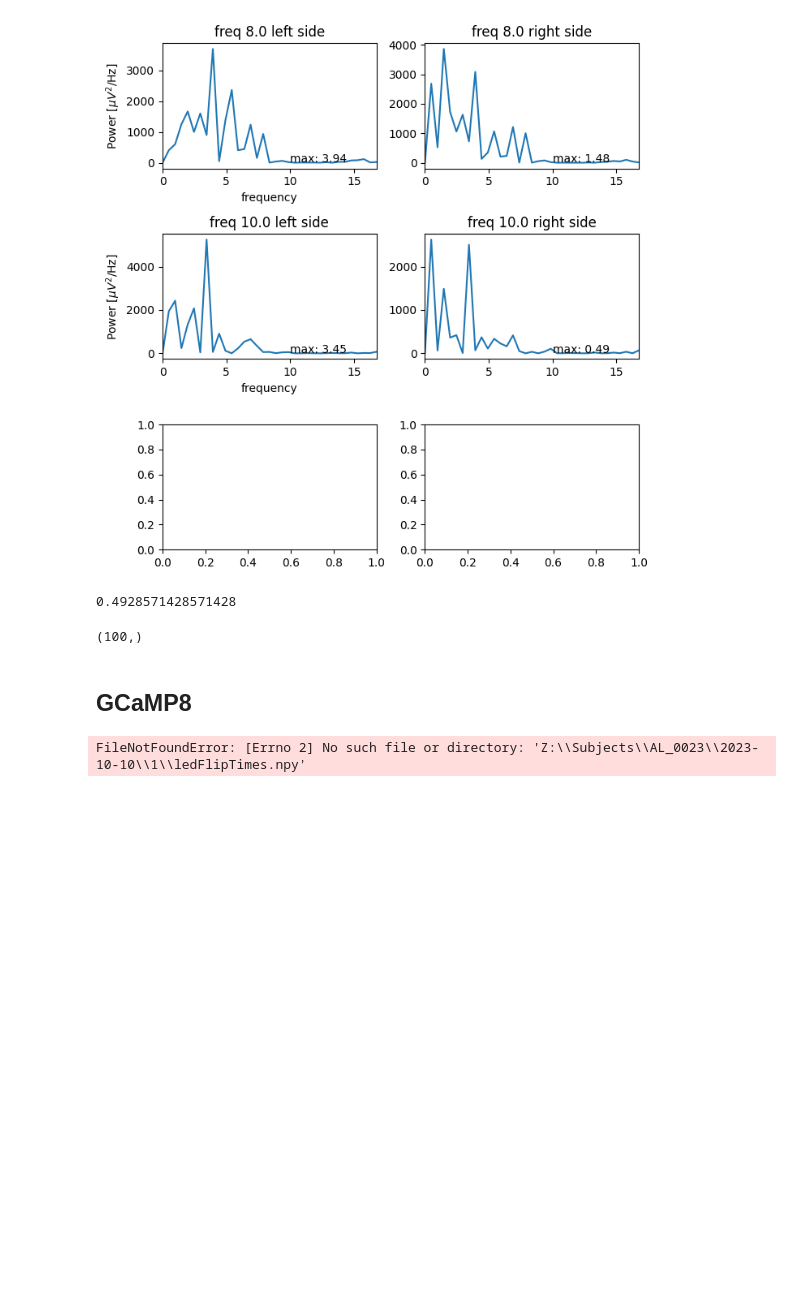
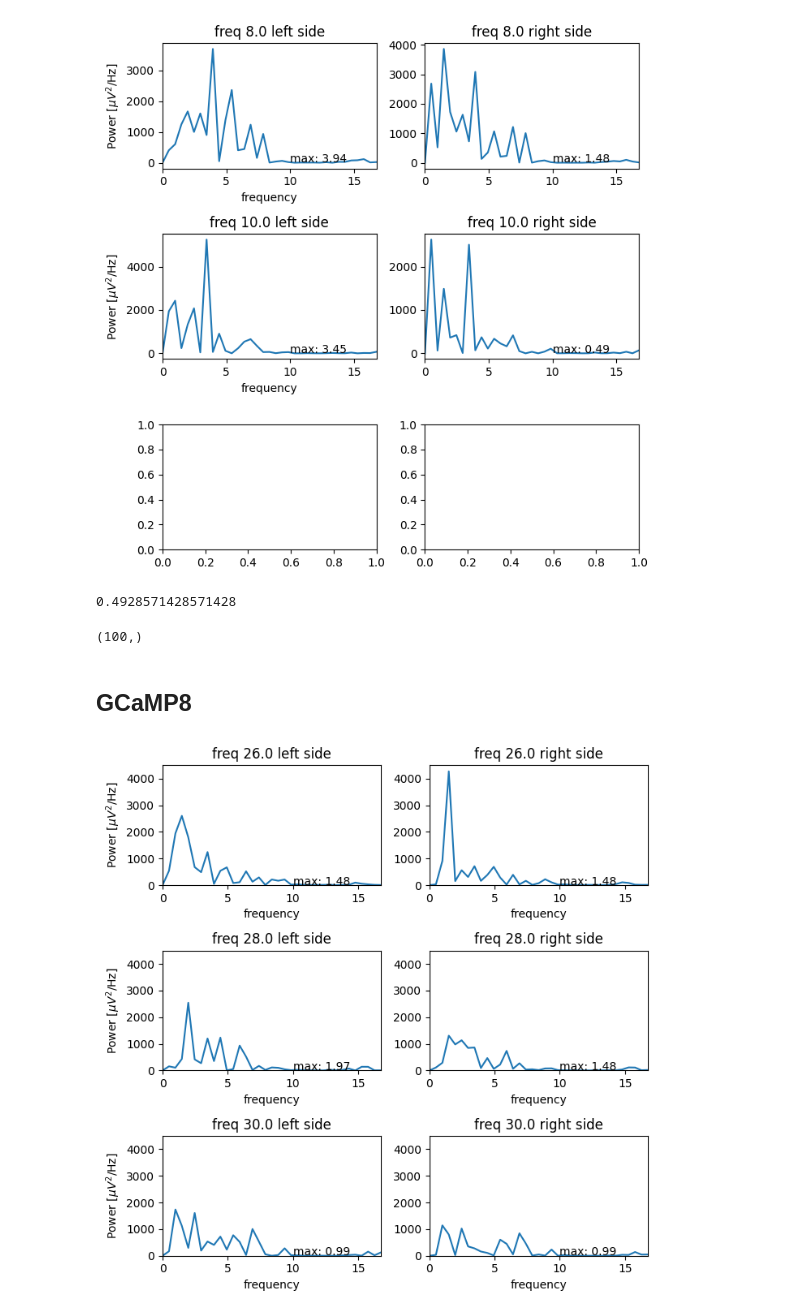
Before and after one commit to paschamatveev/wfOptoProject, a Jupyter notebook: wf + opto/led_oscillations.ipynb, the cells around one changed output. Saved outputs shown, nothing was run; the diff lists cells and outputs as text; code cells hidden in the pictures; blank space fills up the shorter version.

```diff
--- a/wf + opto/led_oscillations.ipynb
+++ b/wf + opto/led_oscillations.ipynb
@@ -472,8 +472,8 @@ tToWf = scipy.interpolate.interp1d(frameTimes, svdTemp, axis=0, fill_value='extr
 spatial = svdSpatFull.reshape(560*560,-1)
 # %%
 # load stimulus related files generated post-experiment
-pdFlipsAL = np.load(r'Z:\Subjects\AL_0023\2023-10-10\1\ledFlipTimes.npy').ravel()
-flipRatesAL = np.load(r'Z:\Subjects\AL_0023\2023-10-10\1\ledFreq.npy').ravel()
+pdFlipsAL = np.load(r'Z:\Subjects\AL_0023\2023-10-10\2\ledFlipTimes.npy').ravel()
+flipRatesAL = np.load(r'Z:\Subjects\AL_0023\2023-10-10\2\ledFreq.npy').ravel()
 
 def findStimStartTimesAL():
     """
@@ -497,18 +497,18 @@ def findStimStartTimesAL():
     startTimesAL = []
     stimFlipsAL = []
 
-    thisStart = pdFlips[0]
+    thisStart = pdFlipsAL[0]
 
-    for stim in range(len(flipRates)):
+    for stim in range(len(flipRatesAL)):
         thisEnd = thisStart + durationS + 0.1
         try:
-            nextStart = pdFlips[pdFlips > thisEnd][0] # set to first pd flip that is past the stim duration
+            nextStart = pdFlipsAL[pdFlipsAL > thisEnd][0] # set to first pd flip that is past the stim duration
         except:
             nextStart = None # should only happen at the end?
-        startTimesl.append(thisStart)
+        startTimesAL.append(thisStart)
 
-        flipIx = np.where((pdFlips >= thisStart) & (pdFlips <= thisEnd))
-        flipTimes = pdFlips[flipIx]
+        flipIx = np.where((pdFlipsAL >= thisStart) & (pdFlipsAL <= thisEnd))
+        flipTimes = pdFlipsAL[flipIx]
         stimFlipsAL.append(flipTimes)
 
         thisStart = nextStart
@@ -516,8 +516,6 @@ def findStimStartTimesAL():
     startTimesAL = np.array(startTimesAL)
     stimFlipsAL = np.array(stimFlipsAL, dtype='object')
     return startTimesAL, stimFlipsAL
-# %% [output]
-FileNotFoundError: [Errno 2] No such file or directory: 'Z:\\Subjects\\AL_0023\\2023-10-10\\1\\ledFlipTimes.npy'
 # %%
 startTimesAL, stimFlipsAL = findStimStartTimesAL()
 # %%
@@ -527,7 +525,7 @@ allVideos=[]
 freqActivityLeft=[]
 freqActivityRight=[]
 brain=[]
-for count,freq in enumerate(np.unique(flipRatesAL)[3:6]):
+for count,freq in enumerate(np.unique(flipRatesAL)[12:15]):
     index = [i for i,x in enumerate(flipRatesAL) if x == freq]
     startTimesFreq = startTimesAL[index]
     allVideos = []
@@ -555,17 +553,14 @@ freqActivityRight=np.array(freqActivityRight)
 fig, axs = plt.subplots(3,2,figsize=(7,7))
 t = np.linspace(0,2,70) #i think we define our trial times and thus our sampling rate?
 dt = t[1]-t[0]
-N = x.shape[0]
-T = N*dt
-df = 1/T.max() # our resolution
 
-for i,freq in enumerate(np.unique(flipRatesAL[:3])):
-    freq =np.unique(flipRatesAL)[i]
+for i,freq in enumerate(np.unique(flipRatesAL[12:16])):
+    freq =np.unique(flipRatesAL)[i+12]
     x = freqActivityLeft[i]
     x = x.reshape(-1)
-
-    xmax = x.max()
-    max=Sxx[np.where(Sxx==xmax)]
+    N=x.shape[0]
+    T = N*dt
+    df = 1/T.max() # our resolution
 
     xf = fft(x - x.mean()) #fourier transform
     Sxx = 2 * dt * 2/T * (xf *  xf.conj()) #spectrum
@@ -575,33 +570,38 @@ for i,freq in enumerate(np.unique(flipRatesAL[:3])):
 
     max_y = Sxx.reshape(-1).max()  # Find the maximum y value
     max_x = faxis[Sxx.argmax()]
 
+    xmax = x.max()
+    max=Sxx[np.where(Sxx==xmax)]
+
     axs[i,0].plot(faxis,Sxx)
     axs[i,0].set_xlabel('frequency')
     axs[i,0].set_ylabel('Power [$\mu V^2$/Hz]')
     axs[i,0].set_title(f'freq {freq} left side')
     axs[i,0].autoscale(axis='x',tight='true')
-    # axs[i,0].set_ylim([0,6500])
+    axs[i,0].set_ylim([0,4500])
     axs[i,0].text(s=f'max: {max_x:.2f}',x=10,y=10)
 
     x = freqActivityRight[i]
     x = x.reshape(-1)
     xmax = x.max()
     xf = fft(x - x.mean())
     Sxx = 2 * dt * 2/T * (xf *  xf.conj())
     Sxx = Sxx[:int(len(x)/2)]
     fNQ = 1/dt/2
     faxis = np.arange(0,fNQ,df)
 
     max_y = Sxx.reshape(-1).max()  # Find the maximum y value
     max_x = faxis[Sxx.argmax()]
 
     axs[i,1].plot(faxis,Sxx)
-    # axs[i,1].set_xlabel('frequency')
+    axs[i,1].set_xlabel('frequency')
     # axs[i,1].set_ylabel('Power [$\mu V^2$/Hz]')
     axs[i,1].set_title(f'freq {freq} right side')
     axs[i,1].autoscale(axis='x',tight='true')
-    # axs[i,1].set_ylim([0,6500])
+    axs[i,1].set_ylim([0,4500])
     axs[i,1].text(s=f'max: {max_x:.2f}',x=10,y=10)
 
     fig.tight_layout()
+# %% [output]
+[figure, added]
```
